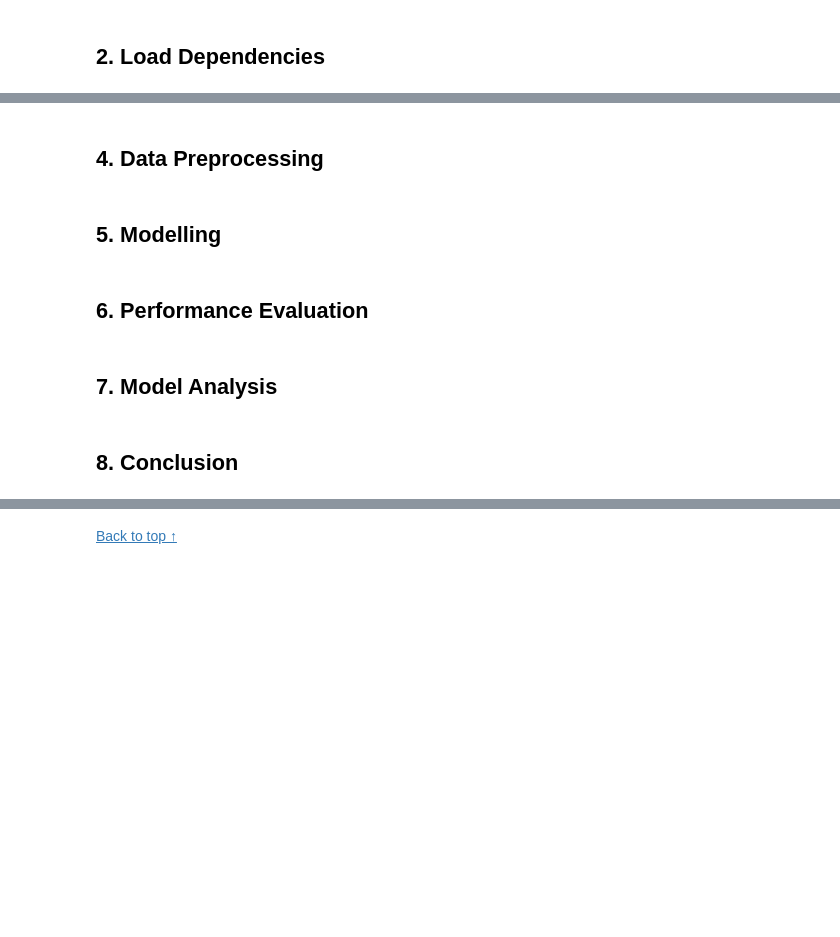
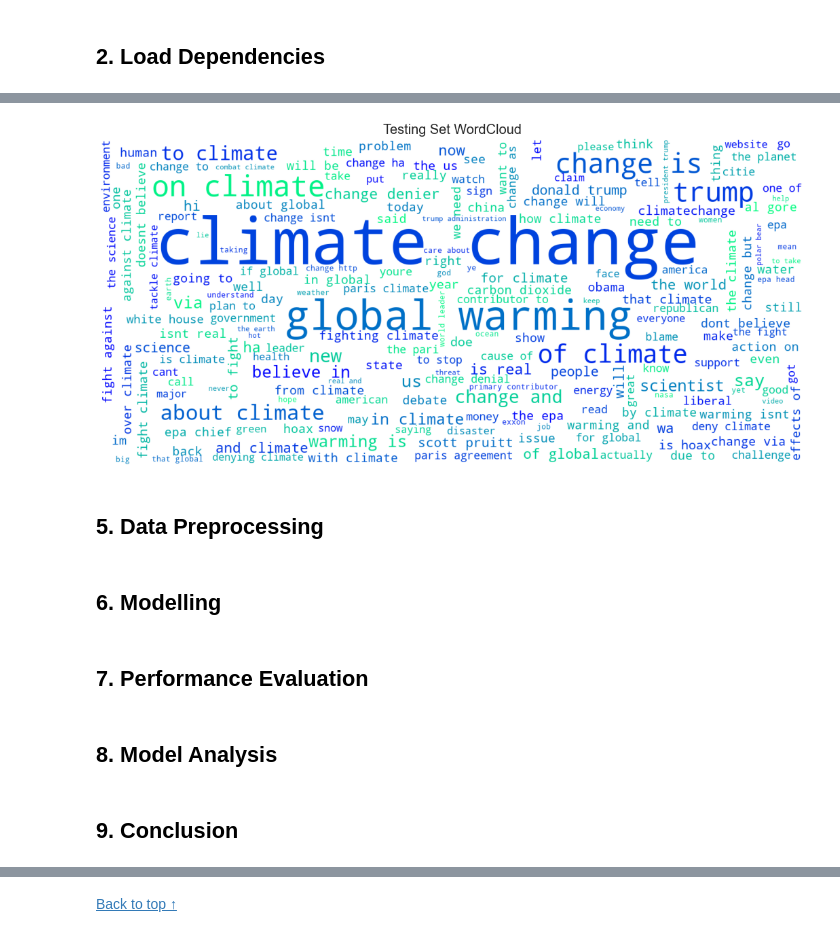
Before and after one commit to Lizette95/Team_RM5_ClassificationPredict_Notebook, a Jupyter notebook: Team_RM5_ClassificationNotebook.ipynb, the cells around one changed output, grey strips where cells are left out. Cells and saved outputs as stored; diff of their text form; code cells hidden in the pictures; blank space fills up the shorter version.

```diff
--- a/Team_RM5_ClassificationNotebook.ipynb
+++ b/Team_RM5_ClassificationNotebook.ipynb
@@ -72,15 +278,26 @@ sns.set_style("white")
+# %%
+# Wordcloud for Testing Data
+plt.figure(figsize = (15, 7), facecolor = None)
+plt.title("Testing Set WordCloud",fontsize=20)
+plt.imshow(test_wordcloud)
+plt.axis("off")
+plt.tight_layout(pad = 0)
+
+plt.show()
+# %% [output]
+[figure, added]
 # %% [markdown]
 <a id="preprocessing"></a>
-## 4. Data Preprocessing
+## 5. Data Preprocessing
 # %% [markdown]
 <a id="modelling"></a>
-## 5. Modelling
+## 6. Modelling
 # %% [markdown]
 <a id="evaluation"></a>
-## 6. Performance Evaluation
+## 7. Performance Evaluation
 # %% [markdown]
 <a id="analysis"></a>
-## 7. Model Analysis
+## 8. Model Analysis
 # %% [markdown]
 <a id="conclusion"></a>
-## 8. Conclusion
+## 9. Conclusion
```
Also changed, not shown: parts of 32 cells of this notebook.
